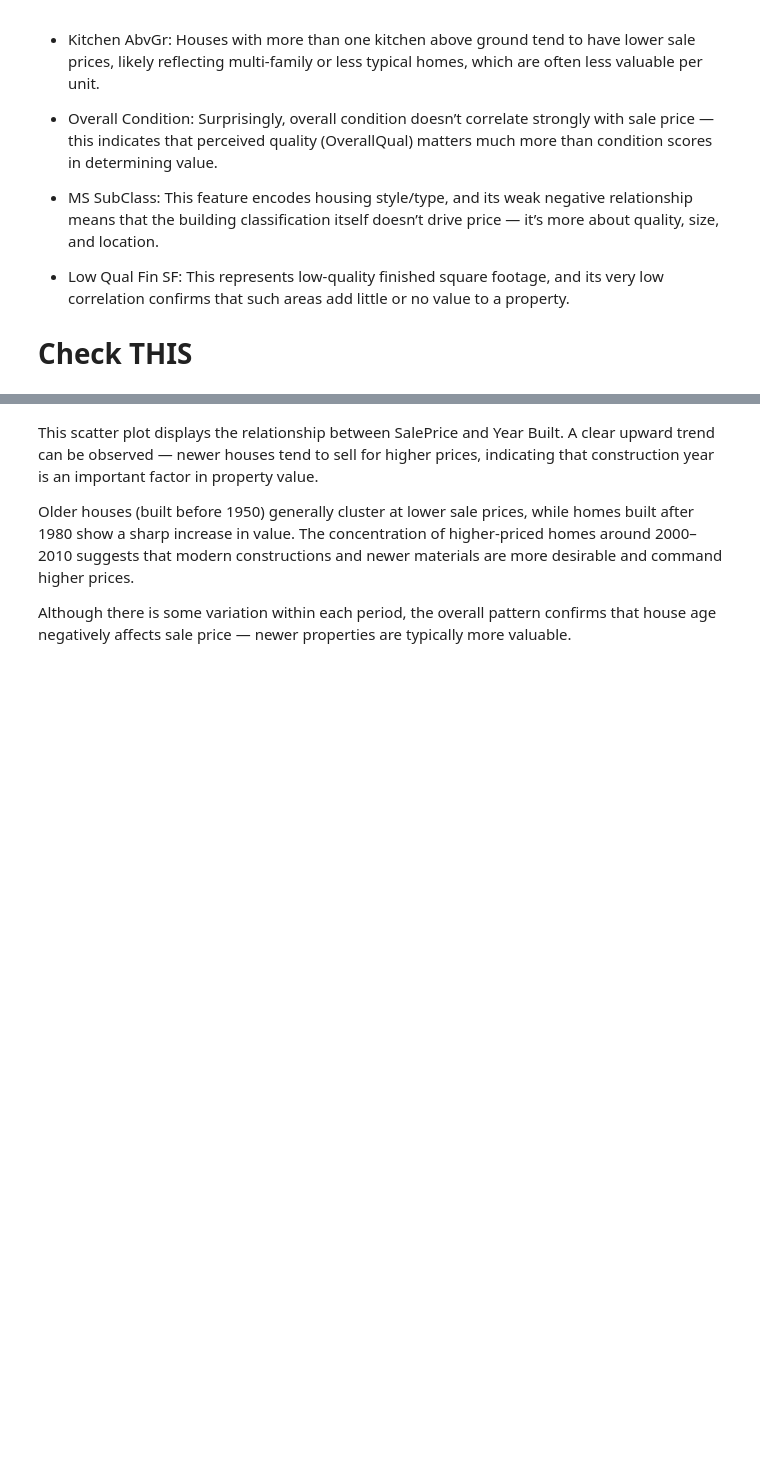
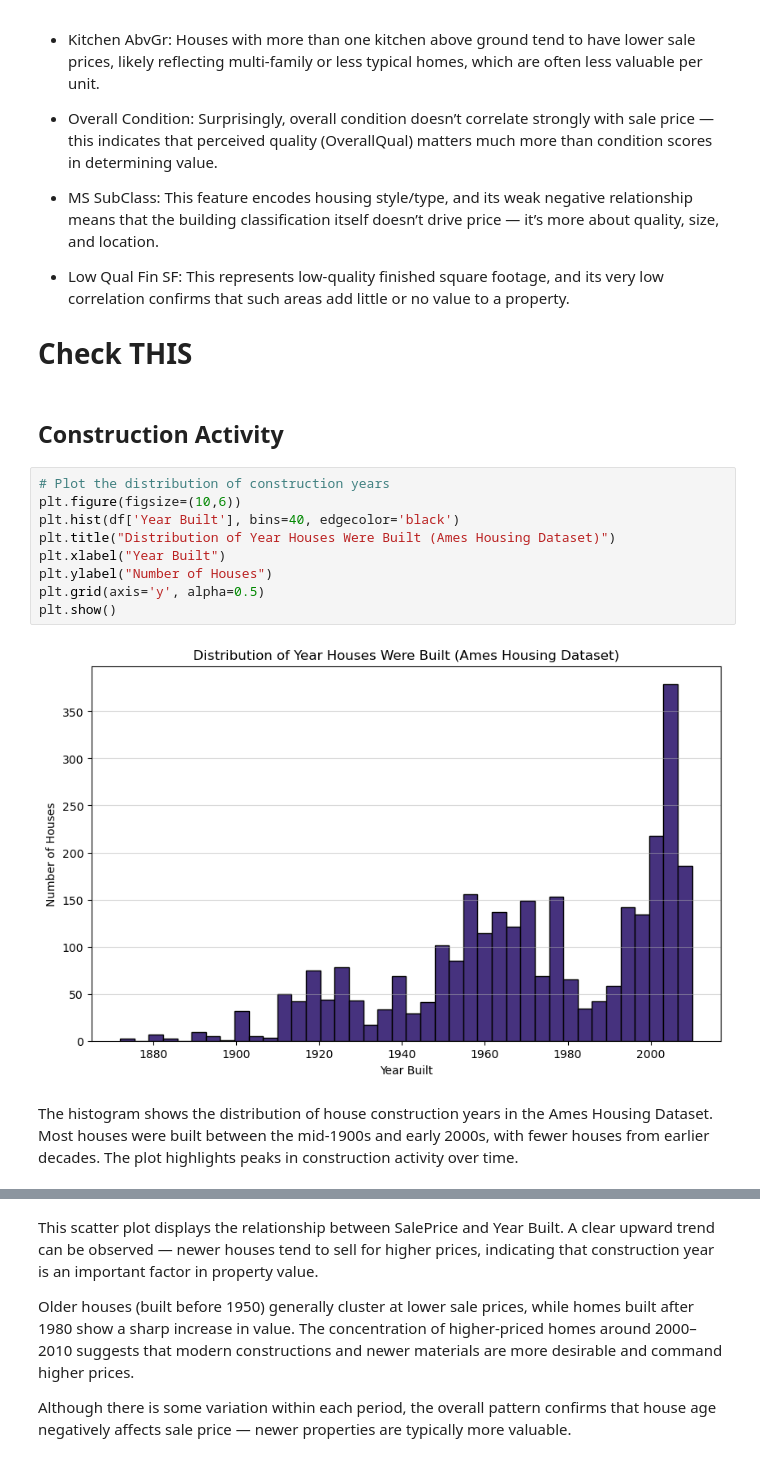
Before and after one commit to i-demetriou/dsc510-group-project, a Jupyter notebook: dsc510.theofanous.alexandrou.demetriou.ipynb, the cells around one changed output, grey strips where cells are left out. Drawn from its saved outputs; the diff is of its cells as text; blank space fills up the shorter version.

```diff
--- a/dsc510.theofanous.alexandrou.demetriou.ipynb
+++ b/dsc510.theofanous.alexandrou.demetriou.ipynb
@@ -1128,6 +1127,21 @@ This represents low-quality finished square footage, and its very low correlatio
 
 
 # Check THIS
+# %% [markdown]
+## Construction Activity ##
+# %%
+# Plot the distribution of construction years
+plt.figure(figsize=(10,6))
+plt.hist(df['Year Built'], bins=40, edgecolor='black')
+plt.title("Distribution of Year Houses Were Built (Ames Housing Dataset)")
+plt.xlabel("Year Built")
+plt.ylabel("Number of Houses")
+plt.grid(axis='y', alpha=0.5)
+plt.show()
+# %% [output]
+[figure, added]
+# %% [markdown]
+The histogram shows the distribution of house construction years in the Ames Housing Dataset. Most houses were built between the mid-1900s and early 2000s, with fewer houses from earlier decades. The plot highlights peaks in construction activity over time.
 # %%
 sns.scatterplot(x='Year Built', y='SalePrice', data=df, alpha=0.6)
 plt.title("SalePrice vs. Year Built")
```
Also changed, not shown: parts of 47 cells of this notebook.
